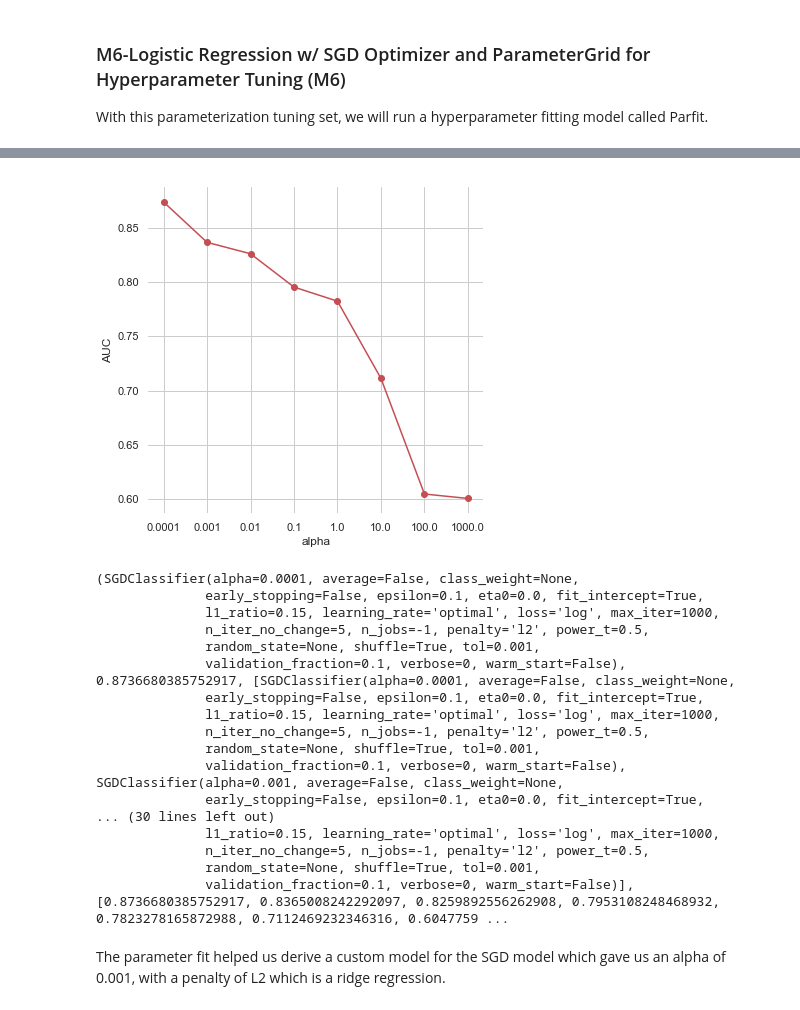
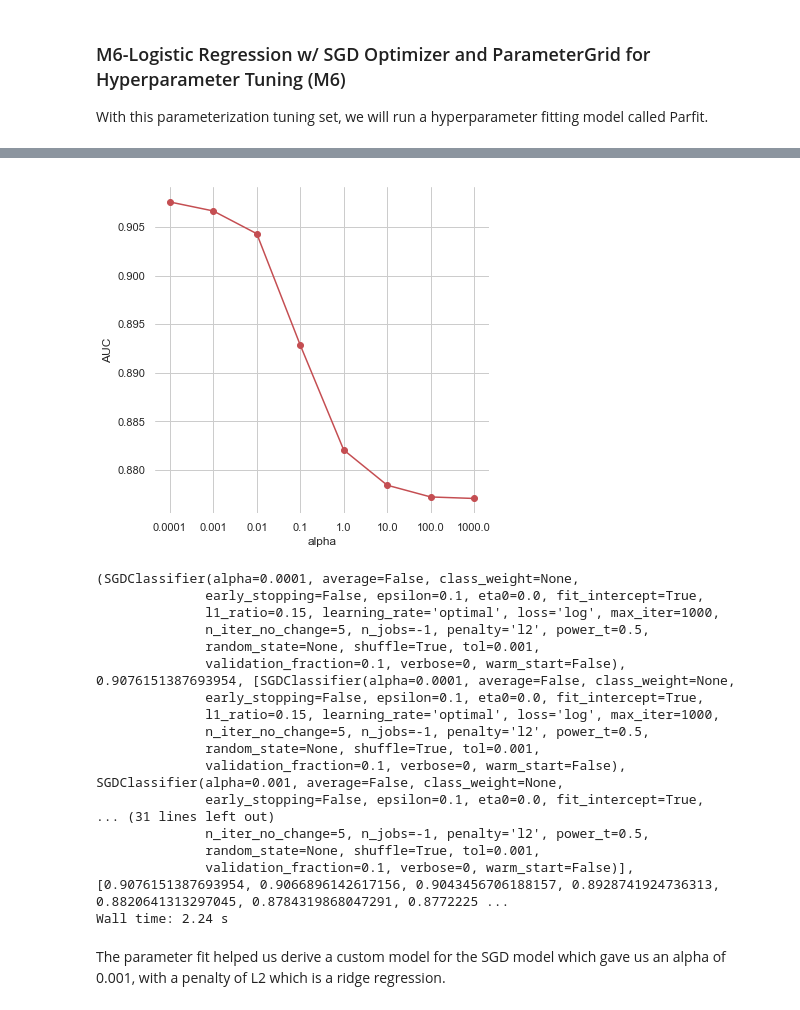
Before and after one commit to jjschueder/7331DataMiningNotebooks, a Jupyter notebook: Mini-Project SVMLR Classification/(featureImportanceupdate)msds7331_mini_clark_schueder_vela_washburn.ipynb, the cells around one changed output, grey strips where cells are left out. Saved outputs shown, nothing was run; the diff lists cells and outputs as text; code cells hidden in the pictures.

```diff
--- a/Mini-Project SVMLR Classification/(featureImportanceupdate)msds7331_mini_clark_schueder_vela_washburn.ipynb
+++ b/Mini-Project SVMLR Classification/(featureImportanceupdate)msds7331_mini_clark_schueder_vela_washburn.ipynb
@@ -341,6 +342,7 @@ scl_obj_svc.fit(X_train_svc)
 X_train_svc_scaled = scl_obj_svc.transform(X_train_svc)
 X_test_svc_scaled = scl_obj_svc.transform(X_test_svc)
 # %%
+%%time
 from sklearn.linear_model import LogisticRegression
 
 # all parameters not specified are set to their defaults
@@ -348,14 +350,14 @@ from sklearn.linear_model import LogisticRegression
 # https://stats.stackexchange.com/questions/184017/how-to-fix-non-convergence-in-logisticregressioncv
 # increased max_iter to 500
 #simplelogisticRegr = LogisticRegression()# class_weight = 'balanced')
-simplelogisticRegr = LogisticRegression(max_iter=500)# class_weight = 'balanced')
+simplelogisticRegr = LogisticRegression(max_iter=500, random_state=0)# class_weight = 'balanced')
 
 
 # fit (train) the model
 # was seing an error about column-vector y was passed when 1d array expected
 # fix: https://stackoverflow.com/questions/34165731/a-column-vector-y-was-passed-when-a-1d-array-was-expected
 #simplelogisticRegr.fit(X_train, y_train)
-simplelogisticRegr.fit(X_train_scaled, y_train.values.ravel())
+simplelogisticRegr.fit(X_train_scaled, y_train)
 
 coef = simplelogisticRegr.coef_[0]
 print ('Coefficients: ', '\n', coef)
@@ -432,14 +435,15 @@ As a result, our model achieved 92% accuracy which is a bit higher than the accu
 # %% [markdown]
 Use GridSearch and CrossValidation to find the best logistic regression hyperparameter combination
 # %%
+%%time
 #Logisitic regression 10-fold cross-validation
 
 #Divide data into test and training splits
 # full dataset w/ splits=5, test_size=.5 takes over 5 mins to get to just 196 tasks (out of 600 fits), stopped process, taking too long
 #cv = ShuffleSplit(n_splits=5, test_size=0.5, random_state=0)
 
-# full dataset w/ splits=2, test_size=.8 takes 3 mins
-cv = ShuffleSplit(n_splits=2, test_size=0.8, random_state=0)
+# full dataset w/ splits=10, test_size=.8 takes 3 mins
+cv = ShuffleSplit(n_splits=10, test_size=0.8, random_state=0)
 
 regEstimator = LogisticRegression()
 
@@ -904,4 +910,5 @@ Requirement already satisfied: scipy>=0.17.0 in c:\programdata\anaconda3\envs\ml
 # %%
+%%time
 from sklearn.model_selection import ParameterGrid
 from sklearn.linear_model import LogisticRegression
 from sklearn.metrics import roc_auc_score
@@ -919,7 +926,7 @@ grid = {
 paramGrid = ParameterGrid(grid)
 
 bestModel = pf.bestFit(SGDClassifier, paramGrid,
-           X_train, y_train, X_test, y_test,
+           X_train_scaled, y_train, X_test_scaled, y_test,
            metric = roc_auc_score,
            scoreLabel = "AUC")
 
@@ -943,21 +950,21 @@ print(bestModel)
-[figure, old version]
+[figure, new version]
 (SGDClassifier(alpha=0.0001, average=False, class_weight=None,
               early_stopping=False, epsilon=0.1, eta0=0.0, fit_intercept=True,
               l1_ratio=0.15, learning_rate='optimal', loss='log', max_iter=1000,
               n_iter_no_change=5, n_jobs=-1, penalty='l2', power_t=0.5,
               random_state=None, shuffle=True, tol=0.001,
-              validation_fraction=0.1, verbose=0, warm_start=False), 0.8736680385752917, [SGDClassifier(alpha=0.0001, average=False, class_weight=None,
+              validation_fraction=0.1, verbose=0, warm_start=False), 0.9076151387693954, [SGDClassifier(alpha=0.0001, average=False, class_weight=None,
               early_stopping=False, epsilon=0.1, eta0=0.0, fit_intercept=True,
               l1_ratio=0.15, learning_rate='optimal', loss='log', max_iter=1000,
               n_iter_no_change=5, n_jobs=-1, penalty='l2', power_t=0.5,
               random_state=None, shuffle=True, tol=0.001,
               validation_fraction=0.1, verbose=0, warm_start=False), SGDClassifier(alpha=0.001, average=False, class_weight=None,
               early_stopping=False, epsilon=0.1, eta0=0.0, fit_intercept=True,
-... (30 lines left out)
-              l1_ratio=0.15, learning_rate='optimal', loss='log', max_iter=1000,
+... (31 lines left out)
               n_iter_no_change=5, n_jobs=-1, penalty='l2', power_t=0.5,
               random_state=None, shuffle=True, tol=0.001,
-              validation_fraction=0.1, verbose=0, warm_start=False)], [0.8736680385752917, 0.8365008242292097, 0.8259892556262908, 0.7953108248468932, 0.7823278165872988, 0.7112469232346316, 0.6047759 ...
+              validation_fraction=0.1, verbose=0, warm_start=False)], [0.9076151387693954, 0.9066896142617156, 0.9043456706188157, 0.8928741924736313, 0.8820641313297045, 0.8784319868047291, 0.8772225 ...
+Wall time: 2.24 s
 # %% [markdown]
 The parameter fit helped us derive a custom model for the SGD model which gave us an alpha of 0.001, with a penalty of L2 which is a ridge regression.
 # %% [markdown]
```
Also changed, not shown: parts of 38 cells of this notebook.
